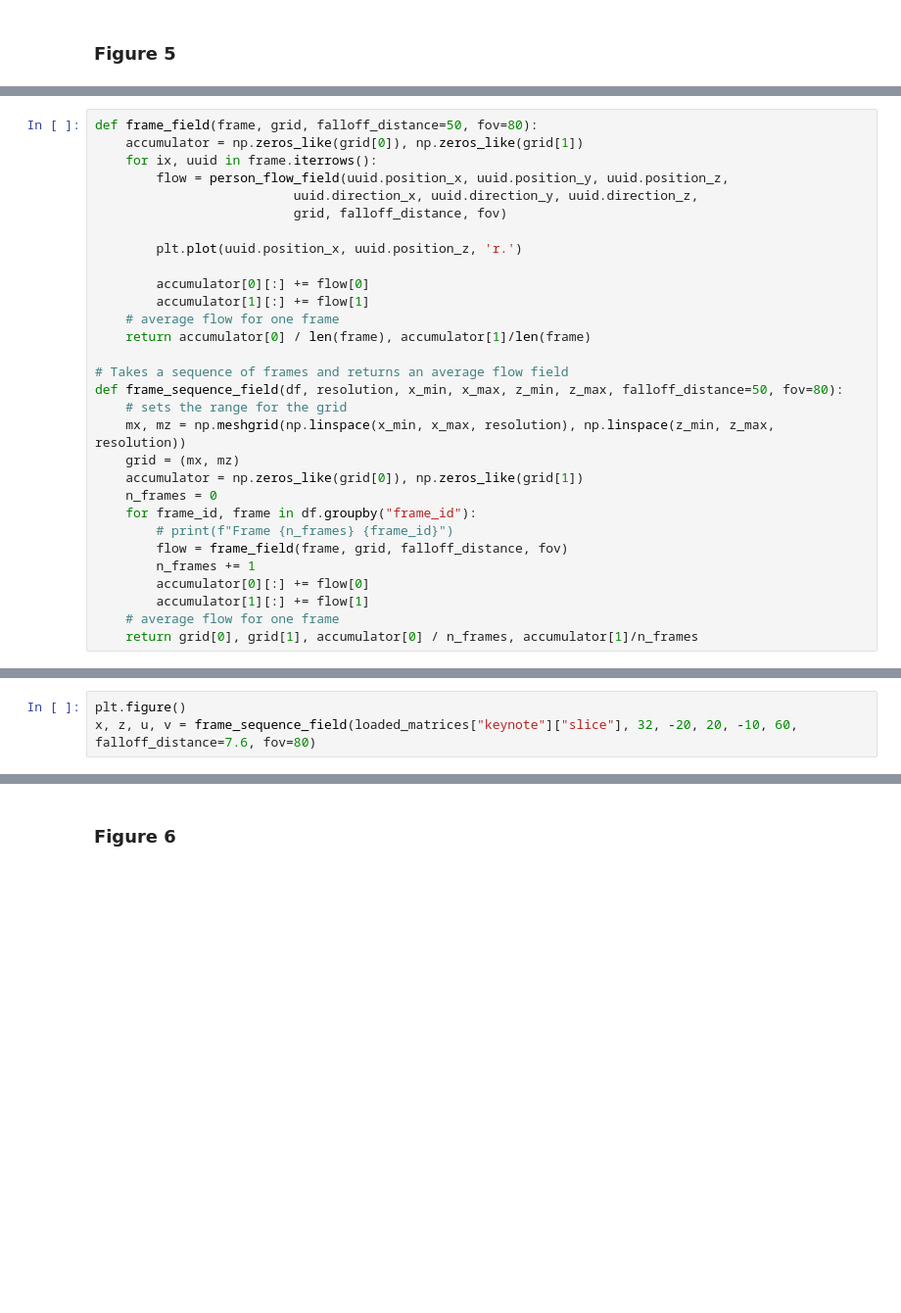
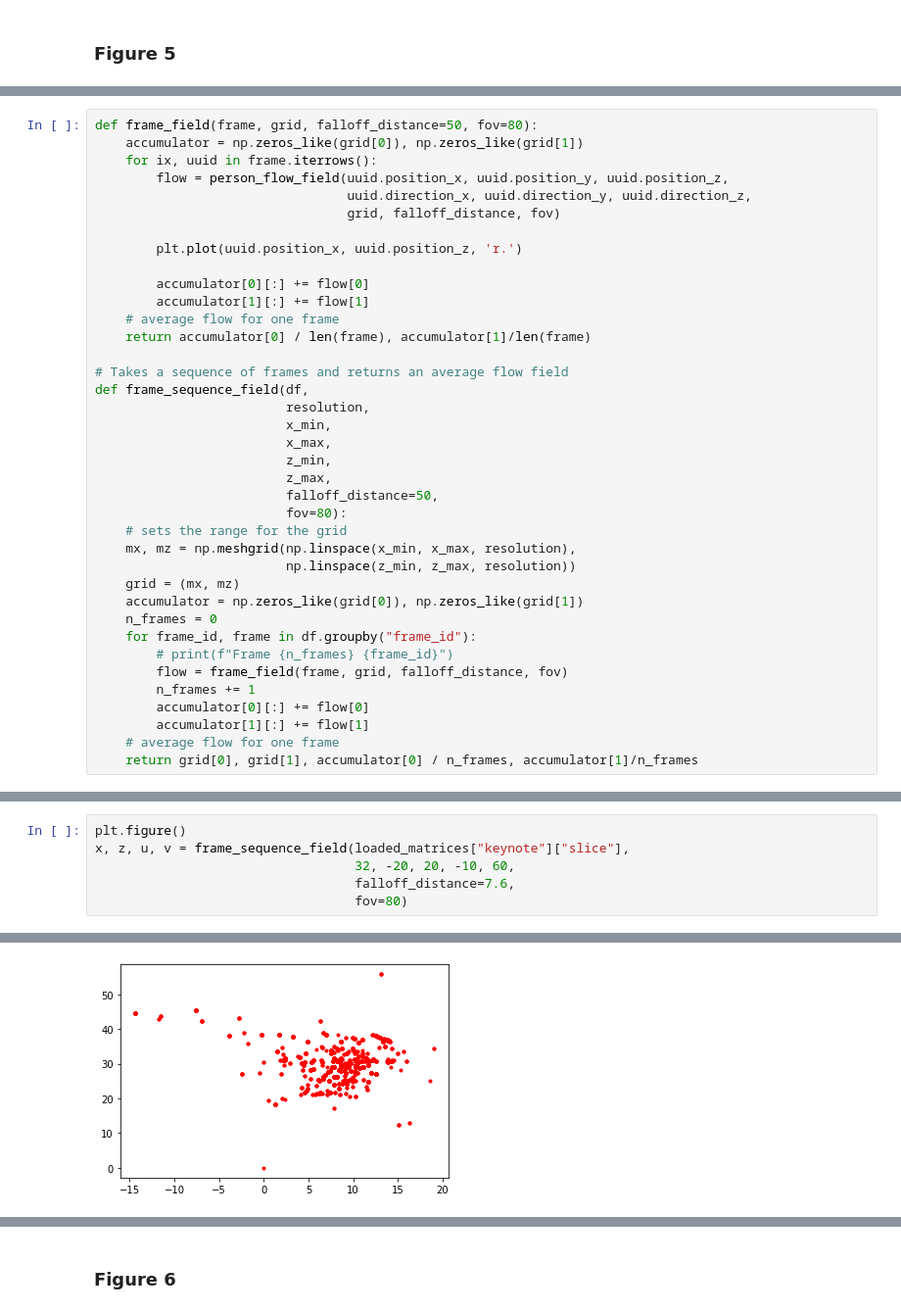
Before and after one commit to ayman/hubs-research-acm-chi-2021, a Jupyter notebook: 3.Notebooks/3.VisualisingSocialMetrics.ipynb, the cells around one changed output, grey strips where cells are left out. Shown at 98% size. Saved outputs shown, nothing was run; the diff lists cells and outputs as text; blank space fills up the shorter version.

```diff
--- a/3.Notebooks/3.VisualisingSocialMetrics.ipynb
+++ b/3.Notebooks/3.VisualisingSocialMetrics.ipynb
@@ -149,8 +166,8 @@ def frame_field(frame, grid, falloff_distance=50, fov=80):
     accumulator = np.zeros_like(grid[0]), np.zeros_like(grid[1])
     for ix, uuid in frame.iterrows():
         flow = person_flow_field(uuid.position_x, uuid.position_y, uuid.position_z,
-                          uuid.direction_x, uuid.direction_y, uuid.direction_z,
-                          grid, falloff_distance, fov)
+                                 uuid.direction_x, uuid.direction_y, uuid.direction_z,
+                                 grid, falloff_distance, fov)
 
         plt.plot(uuid.position_x, uuid.position_z, 'r.')
 
@@ -160,9 +177,17 @@ def frame_field(frame, grid, falloff_distance=50, fov=80):
     return accumulator[0] / len(frame), accumulator[1]/len(frame)
 
 # Takes a sequence of frames and returns an average flow field
-def frame_sequence_field(df, resolution, x_min, x_max, z_min, z_max, falloff_distance=50, fov=80):
+def frame_sequence_field(df,
+                         resolution,
+                         x_min,
+                         x_max,
+                         z_min,
+                         z_max,
+                         falloff_distance=50,
+                         fov=80):
     # sets the range for the grid
-    mx, mz = np.meshgrid(np.linspace(x_min, x_max, resolution), np.linspace(z_min, z_max, resolution))
+    mx, mz = np.meshgrid(np.linspace(x_min, x_max, resolution),
+                         np.linspace(z_min, z_max, resolution))
     grid = (mx, mz)
     accumulator = np.zeros_like(grid[0]), np.zeros_like(grid[1])
     n_frames = 0
@@ -191,4 +215,7 @@ plt.quiver(mx, mz, flow[0], flow[1], scale=10)
 # %%
 plt.figure()
-x, z, u, v = frame_sequence_field(loaded_matrices["keynote"]["slice"], 32, -20, 20, -10, 60, falloff_distance=7.6, fov=80)
+x, z, u, v = frame_sequence_field(loaded_matrices["keynote"]["slice"],
+                                  32, -20, 20, -10, 60,
+                                  falloff_distance=7.6,
+                                  fov=80)
 # %% [output]
@@ -197,3 +222,4 @@ x, z, u, v = frame_sequence_field(loaded_matrices["keynote"]["slice"], 32, -20,
+[figure, added]
 # %%
 fig, ax = plt.subplots()
 plt.quiver(z, x,  v, u, scale=1.5, color="#f0f2f1")
```
Also changed, not shown: parts of 14 cells of this notebook, 2 other files.
